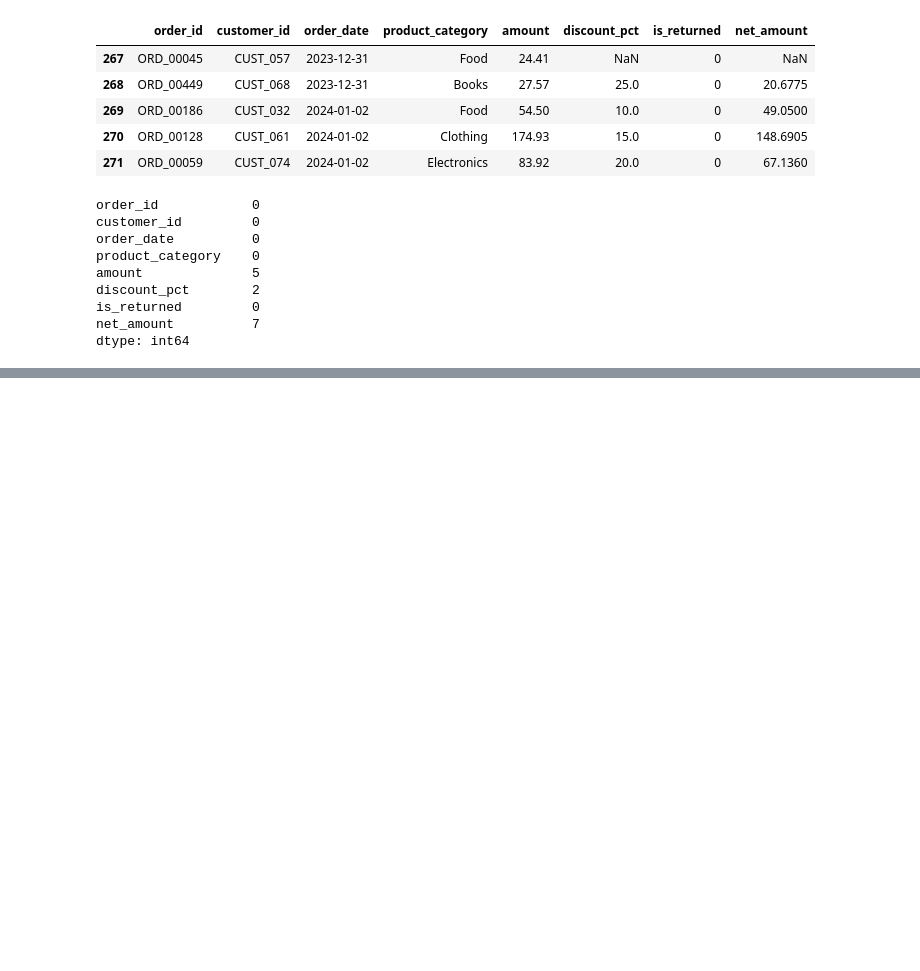
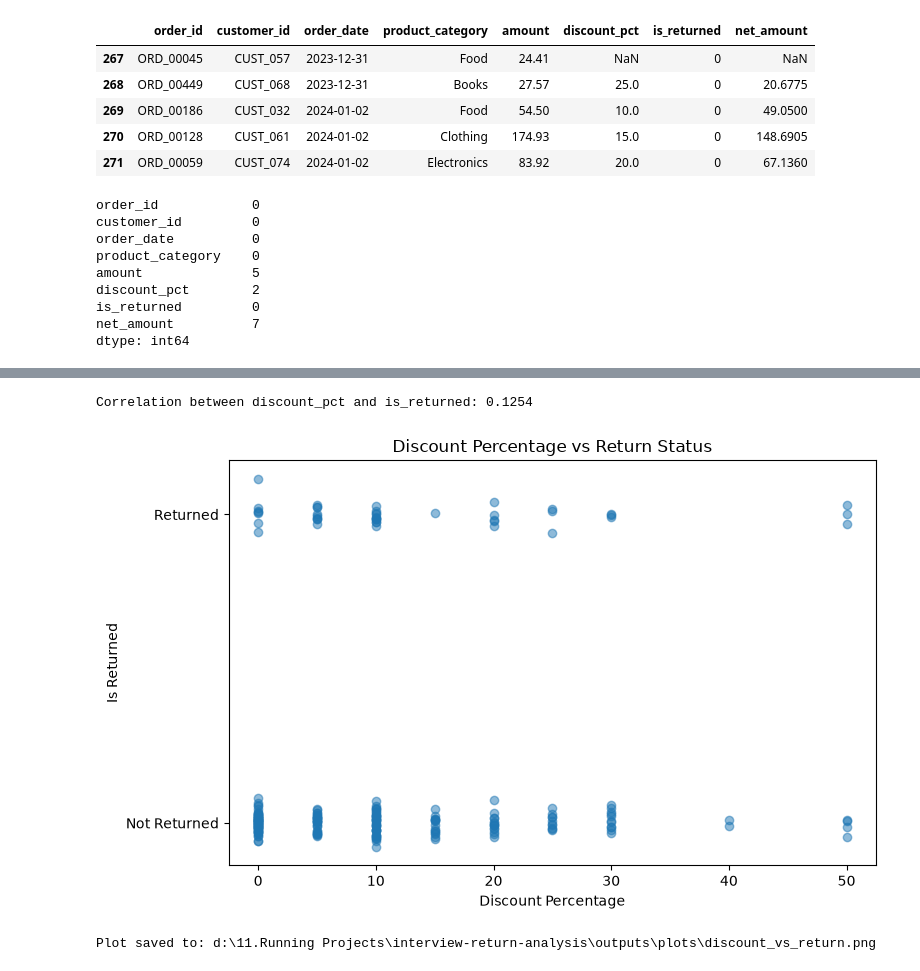
Before and after one commit to oshan-rajakaruna/interview-return-analysis, a Jupyter notebook: notebooks/return_analysis.ipynb, the cells around one changed output, grey strips where cells are left out. Saved outputs shown, nothing was run; the diff lists cells and outputs as text; code cells hidden in the pictures; blank space fills up the shorter version.

```diff
--- a/notebooks/return_analysis.ipynb
+++ b/notebooks/return_analysis.ipynb
@@ -229,0 +291,41 @@ dtype: int64
+# %%
+# Calculate correlation between discount percentage and return status
+discount_return_corr = df_last_6_months["discount_pct"].corr(df_last_6_months["is_returned"])
+
+print("Correlation between discount_pct and is_returned:", round(discount_return_corr, 4))
+# %% [output]
+Correlation between discount_pct and is_returned: 0.1254
+# %%
+# Create scatter plot for discount percentage vs return status
+
+np.random.seed(42)
+
+plt.figure(figsize=(8, 5))
+
+y_jitter = df_last_6_months["is_returned"] + np.random.normal(
+    0,
+    0.03,
+    size=len(df_last_6_months)
+)
+
+plt.scatter(
+    df_last_6_months["discount_pct"],
+    y_jitter,
+    alpha=0.5
+)
+
+plt.title("Discount Percentage vs Return Status")
+plt.xlabel("Discount Percentage")
+plt.ylabel("Is Returned")
+plt.yticks([0, 1], ["Not Returned", "Returned"])
+plt.tight_layout()
+
+DISCOUNT_PLOT_PATH = PROJECT_ROOT / "outputs" / "plots" / "discount_vs_return.png"
+plt.savefig(DISCOUNT_PLOT_PATH, bbox_inches="tight")
+
+plt.show()
+
+print("Plot saved to:", DISCOUNT_PLOT_PATH)
+# %% [output]
+[figure, added]
+Plot saved to: d:\11.Running Projects\interview-return-analysis\outputs\plots\discount_vs_return.png
```
Also changed, not shown: parts of 6 cells of this notebook.
